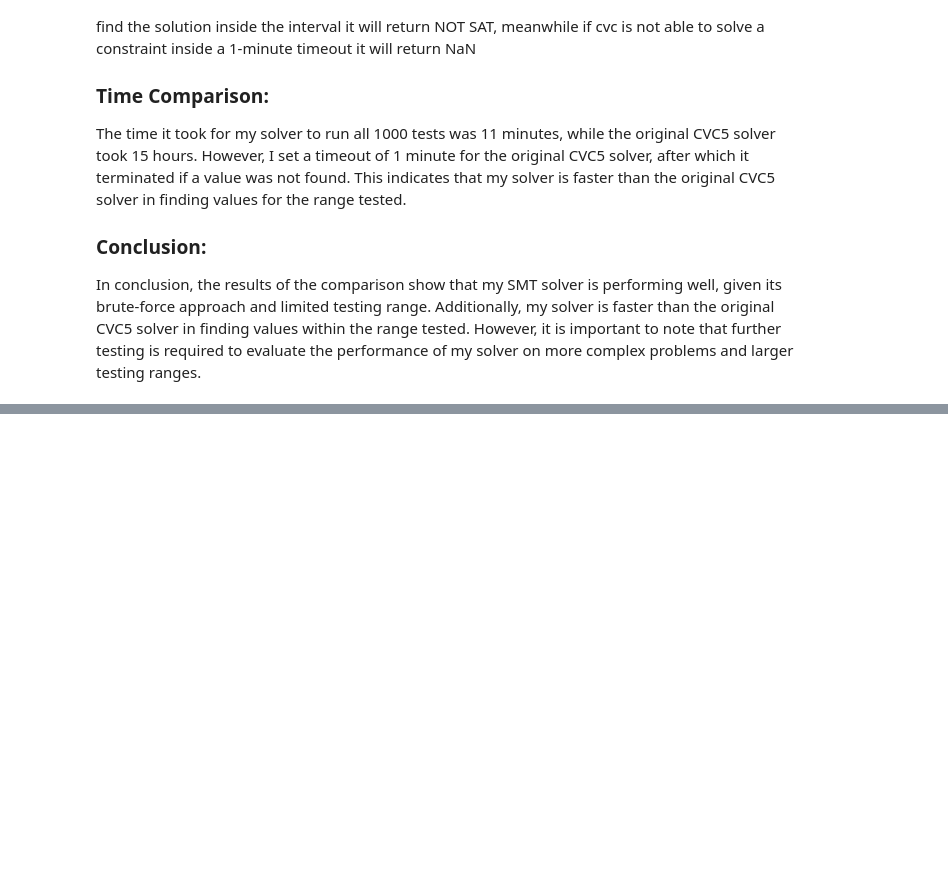
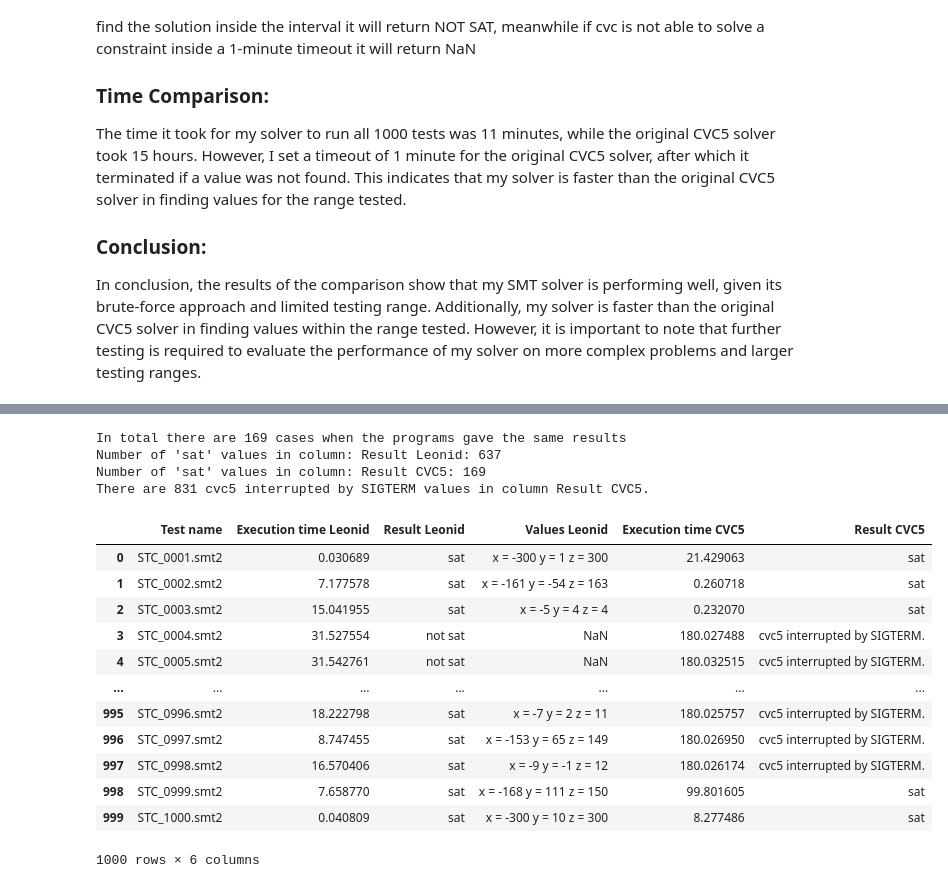
Before and after one commit to burbyleonid/BIE-BAP, a Jupyter notebook: code/src/analysis.ipynb, the cells around one changed output, grey strips where cells are left out. Saved outputs shown, nothing was run; the diff lists cells and outputs as text; code cells hidden in the pictures; blank space fills up the shorter version.

Commit message:
Second run

```diff
--- a/code/src/analysis.ipynb
+++ b/code/src/analysis.ipynb
@@ -139,3 +139,23 @@ The time it took for my solver to run all 1000 tests was 11 minutes, while the o
 
 ### Conclusion:
 In conclusion, the results of the comparison show that my SMT solver is performing well, given its brute-force approach and limited testing range. Additionally, my solver is faster than the original CVC5 solver in finding values within the range tested. However, it is important to note that further testing is required to evaluate the performance of my solver on more complex problems and larger testing ranges.
+# %%
+# Reading values that my program found and collecting basic statistics
+
+import pandas as pd
+
+df = pd.read_csv(".\\results_second_run_interval_300.csv")
+
+# calculate the total execution time
+total_execution_time_sec = round(df[' Execution time'].sum(), 2)
+minutes = total_execution_time_sec // 60
+hours = minutes // 60
+
+print("All STC test were calculated in: {} seconds, {} minutes, hours {}".format(total_execution_time_sec, minutes, hours))
+
+# extract the test name and rename columns
+df['Test name'] = df['Test name'].apply(lambda x: x.split('/')[-1])
+df = df.rename(columns={' Execution time': 'Execution time Leonid'})
+df = df.rename(columns={'Result': 'Result Leonid'})
+
+df
@@ -141,0 +213,55 @@ In conclusion, the results of the comparison show that my SMT solver is performi
+# %%
+# Mmerging 2 datframes to compare and make analysis
+
+resulting_df = pd.merge(df, df_orig, on='Test name')
+
+# # Droping values calculaed from CVC5, because they are not calculated
+# resulting_df = resulting_df.drop('Values_y', axis=1)
+
+# # Values calculated by my solver could be used later for verification
+resulting_df = resulting_df.rename(columns={' Values': 'Values Leonid'})
+resulting_df = resulting_df.rename(columns={' Result': 'Result Leonid'})
+
+# count the number of rows where the "Result Leonid" column and the "Result CVC5" column have the same value
+resulting_df['Result Leonid'] = resulting_df['Result Leonid'].str.strip().str.lower()
+
+same_results_counter = sum(resulting_df['Result Leonid'] == resulting_df['Result CVC5'])
+print("In total there are {} cases when the programs gave the same results".format(same_results_counter))
+
+
+# Define the lambda function to calculate missing values
+calculate_missing = lambda col: sum(1 for val in col if val == 'cvc5 interrupted by SIGTERM.')
+sat_counter = lambda col: sum(1 for val in col if val == 'sat')
+
+# # Apply the lambda function to column 'B'
+missing_values_cvc = resulting_df['Result CVC5'].pipe(calculate_missing)
+
+
+
+sat_count_Leonid = sat_counter(resulting_df['Result Leonid'])
+sat_count_cvc = sat_counter(resulting_df['Result CVC5'])
+
+print("Number of 'sat' values in column: Result Leonid: {}".format( sat_count_Leonid))
+print("Number of 'sat' values in column: Result CVC5: {}".format(sat_count_cvc))
+
+print("There are {} cvc5 interrupted by SIGTERM values in column Result CVC5.".format(missing_values_cvc))
+
+resulting_df
+# %% [output]
+In total there are 169 cases when the programs gave the same results
+Number of 'sat' values in column: Result Leonid: 637
+Number of 'sat' values in column: Result CVC5: 169
+There are 831 cvc5 interrupted by SIGTERM values in column Result CVC5.
+|  | Test name | Execution time Leonid | Result Leonid | Values Leonid | Execution time CVC5 | Result CVC5 |
+| 0 | STC_0001.smt2 | 0.030689 | sat | x = -300 y = 1 z = 300 | 21.429063 | sat |
+| 1 | STC_0002.smt2 | 7.177578 | sat | x = -161 y = -54 z = 163 | 0.260718 | sat |
+| 2 | STC_0003.smt2 | 15.041955 | sat | x = -5 y = 4 z = 4 | 0.232070 | sat |
+| 3 | STC_0004.smt2 | 31.527554 | not sat | NaN | 180.027488 | cvc5 interrupted by SIGTERM. |
+| 4 | STC_0005.smt2 | 31.542761 | not sat | NaN | 180.032515 | cvc5 interrupted by SIGTERM. |
+| ... | ... | ... | ... | ... | ... | ... |
+| 995 | STC_0996.smt2 | 18.222798 | sat | x = -7 y = 2 z = 11 | 180.025757 | cvc5 interrupted by SIGTERM. |
+| 996 | STC_0997.smt2 | 8.747455 | sat | x = -153 y = 65 z = 149 | 180.026950 | cvc5 interrupted by SIGTERM. |
+| 997 | STC_0998.smt2 | 16.570406 | sat | x = -9 y = -1 z = 12 | 180.026174 | cvc5 interrupted by SIGTERM. |
+| 998 | STC_0999.smt2 | 7.658770 | sat | x = -168 y = 111 z = 150 | 99.801605 | sat |
+| 999 | STC_1000.smt2 | 0.040809 | sat | x = -300 y = 10 z = 300 | 8.277486 | sat |
+1000 rows × 6 columns
```
Also changed, not shown: parts of 2 cells of this notebook, 6 other files.
